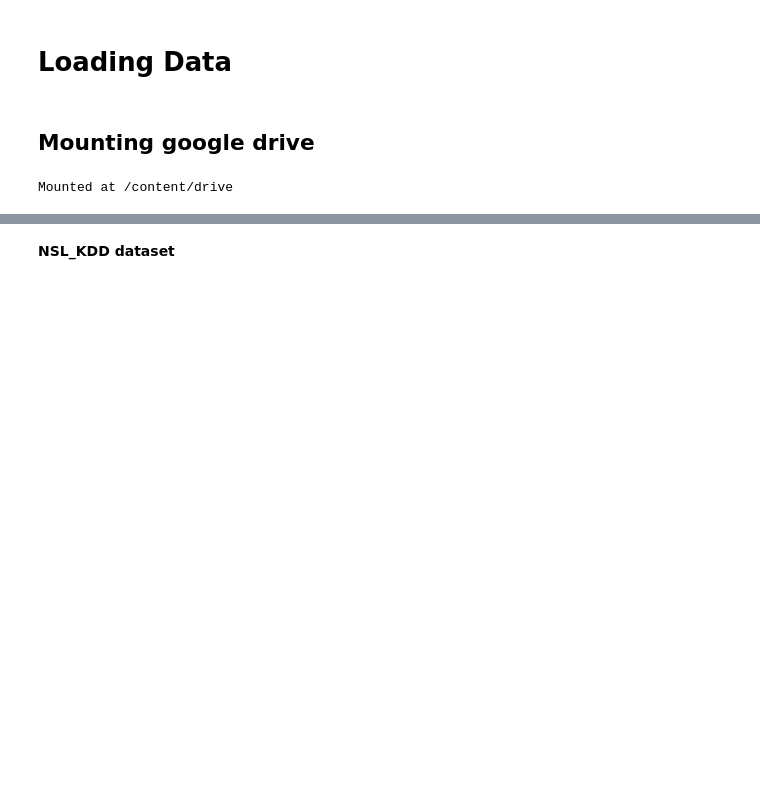
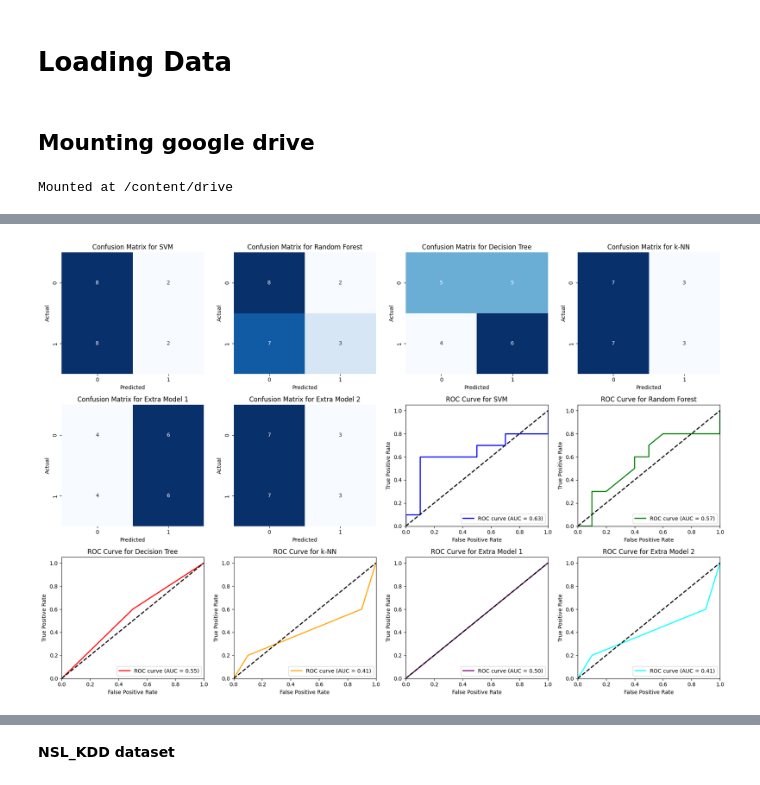
Before and after one commit to kram254/6G-Network-Encryption-Machine-Learning-Model, a Jupyter notebook: 6G_Network_Encryption_model2.ipynb, the cells around one changed output, grey strips where cells are left out. Cells and saved outputs as stored; diff of their text form; code cells hidden in the pictures; blank space fills up the shorter version.

```diff
--- a/6G_Network_Encryption_model2.ipynb
+++ b/6G_Network_Encryption_model2.ipynb
@@ -11,0 +118,99 @@ Mounted at /content/drive
+# %%
+import numpy as np
+import matplotlib.pyplot as plt
+import seaborn as sns
+from sklearn.svm import SVC
+from sklearn.ensemble import RandomForestClassifier
+from sklearn.tree import DecisionTreeClassifier
+from sklearn.neighbors import KNeighborsClassifier
+from sklearn.pipeline import Pipeline
+from sklearn.preprocessing import StandardScaler, OneHotEncoder
+from sklearn.compose import ColumnTransformer
+from sklearn.model_selection import train_test_split
+from sklearn.metrics import confusion_matrix, roc_curve, auc
+from sklearn.preprocessing import LabelBinarizer
+import logging
+from tqdm import tqdm
+
+# Set up logging
+logging.basicConfig(level=logging.INFO)
+logger = logging.getLogger(__name__)
+
+# Dummy data for demonstration
+X = np.random.rand(100, 10)
+y = np.random.randint(0, 2, 100)
+X_train, X_val, y_train, y_val = train_test_split(X, y, test_size=0.2, random_state=42)
+
+# Preprocessor
+numeric_features = list(range(X.shape[1]))
+numeric_transformer = Pipeline(steps=[('scaler', StandardScaler())])
+
+preprocessor = ColumnTransformer(
+    transformers=[
+        ('num', numeric_transformer, numeric_features)
+    ])
+
+# Models
+models = {
+    "SVM": SVC(probability=True),
+    "Random Forest": RandomForestClassifier(n_estimators=100, n_jobs=-1, verbose=1),
+    "Decision Tree": DecisionTreeClassifier(),
+    "k-NN": KNeighborsClassifier(),
+    "Extra Model 1": DecisionTreeClassifier(),
+    "Extra Model 2": KNeighborsClassifier()
+}
+
+plt.figure(figsize=(18, 12))
+colors = ["blue", "green", "red", "orange", "purple", "cyan"]
+
+for i, (name, model) in tqdm(enumerate(models.items()), total=len(models), desc="Processing models"):
+    logger.info(f"Processing model: {name}")
+
+    # Pipeline
+    model_pipeline = Pipeline(steps=[('preprocessor', preprocessor),
+                                     ('classifier', model)])
+    try:
+        # Train the model
+        model_pipeline.fit(X_train, y_train)
+    except Exception as e:
+        logger.error(f"Error training model {name}: {e}")
+        continue
+
+    # Predict and compute metrics
+    try:
+        y_pred = model_pipeline.predict(X_val)
+        y_pred_prob = model_pipeline.predict_proba(X_val)[:, 1] if hasattr(model_pipeline, "predict_proba") else model_pipeline.decision_function(X_val)
+    except Exception as e:
+        logger.error(f"Error predicting with model {name}: {e}")
+        continue
+
+    # Confusion Matrix
+    try:
+        cm = confusion_matrix(y_val, y_pred)
+        plt.subplot(3, 4, i + 1)
+        sns.heatmap(cm, annot=True, fmt="d", cmap="Blues", cbar=False)
+        plt.title(f"Confusion Matrix for {name}")
+        plt.xlabel("Predicted")
+        plt.ylabel("Actual")
+    except Exception as e:
+        logger.error(f"Error plotting confusion matrix for model {name}: {e}")
+
+    # ROC Curve and AUC
+    try:
+        fpr, tpr, _ = roc_curve(y_val, y_pred_prob)
+        roc_auc = auc(fpr, tpr)
+        plt.subplot(3, 4, i + len(models) + 1)
+        plt.plot(fpr, tpr, color=colors[i], lw=2, label=f'ROC curve (AUC = {roc_auc:.2f})')
+        plt.plot([0, 1], [0, 1], "k--", lw=2)
+        plt.xlim([0.0, 1.0])
+        plt.ylim([0.0, 1.05])
+        plt.title(f"ROC Curve for {name}")
+        plt.xlabel("False Positive Rate")
+        plt.ylabel("True Positive Rate")
+        plt.legend(loc="lower right")
+    except Exception as e:
+        logger.error(f"Error plotting ROC curve for model {name}: {e}")
+
+plt.tight_layout()
+plt.show()
+# %% [output]
@@ -11,0 +225 @@ Mounted at /content/drive
+[figure, added]
```
Also changed, not shown: parts of 9 cells of this notebook.
